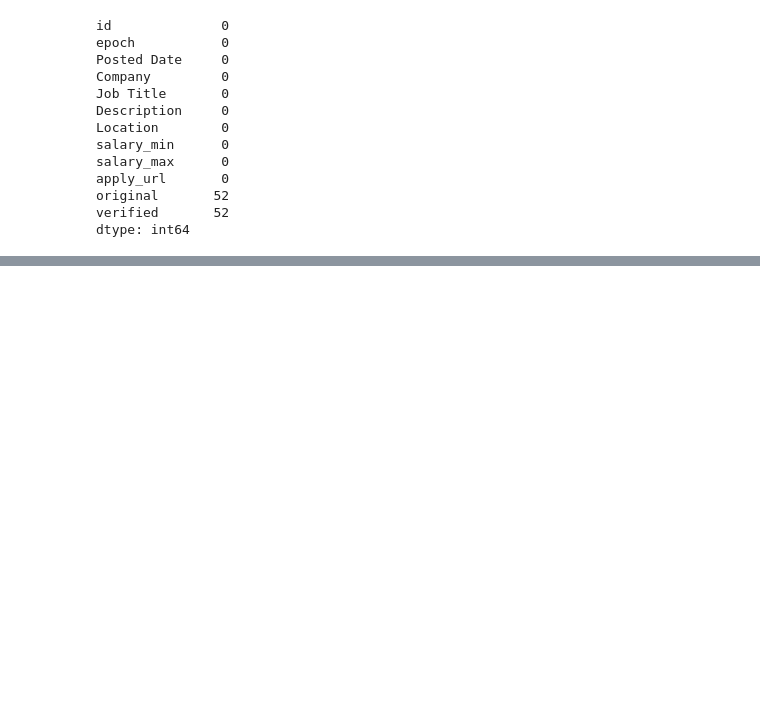
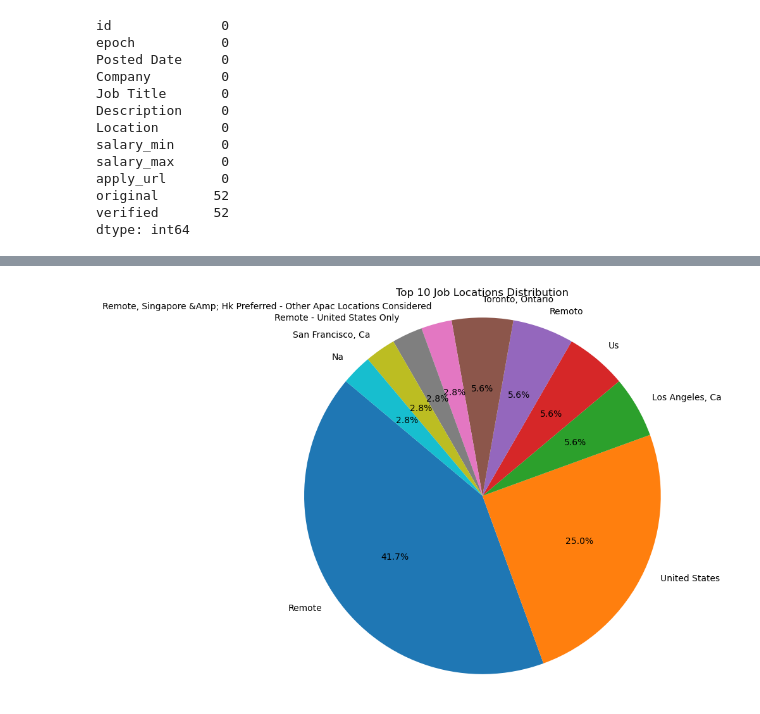
Before and after one commit to BorislavNedev/job-market-analysis, a Jupyter notebook: notebooks/eda.ipynb, the cells around one changed output, grey strips where cells are left out. Saved outputs shown, nothing was run; the diff lists cells and outputs as text; code cells hidden in the pictures; blank space fills up the shorter version.

```diff
--- a/notebooks/eda.ipynb
+++ b/notebooks/eda.ipynb
@@ -115,0 +116,14 @@ Passing `palette` without assigning `hue` is deprecated and will be removed in v
+# %%
+# -----------------------------------------------
+# 📊 Top 10 most common locations
+# -----------------------------------------------
+top_locations = df["Location"].value_counts().head(10)
+
+# Plot
+plt.figure(figsize=(8, 8))
+plt.pie(top_locations.values, labels=top_locations.index, autopct='%1.1f%%', startangle=140)
+plt.title("Top 10 Job Locations Distribution")
+plt.axis('equal')
+plt.show()
+# %% [output]
+[figure, added]
```
Also changed, not shown: parts of 6 cells of this notebook.
